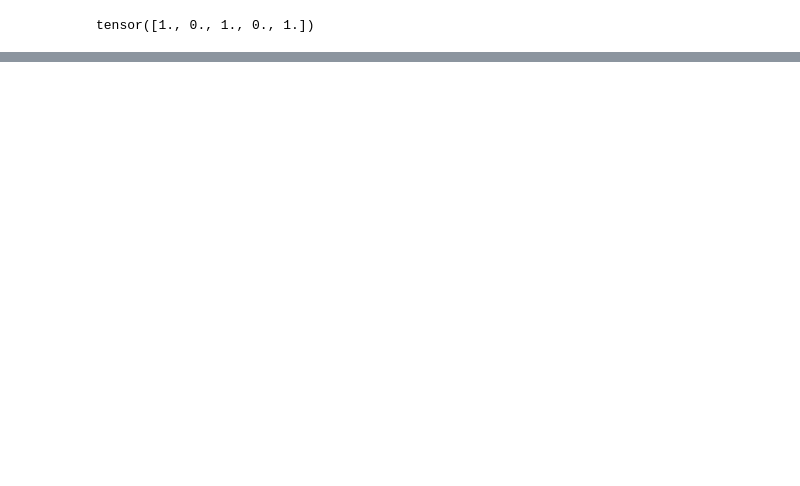
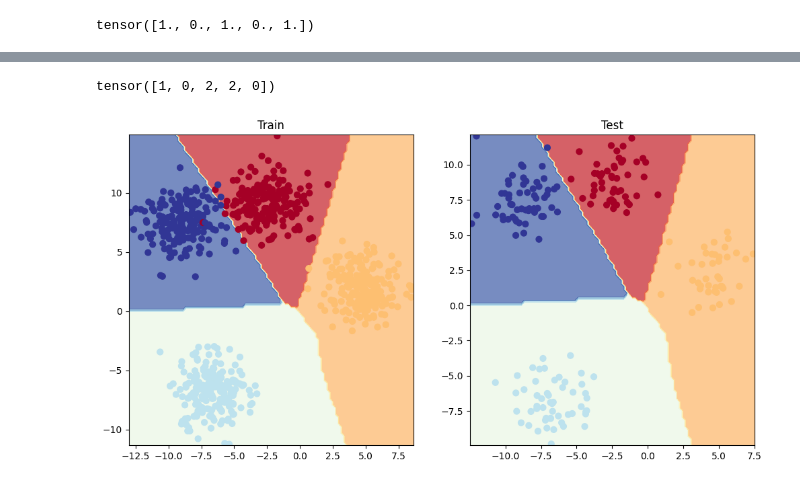
Before and after one commit to zahra-omrani/Deep-Learning, a Jupyter notebook: 02_pytorch_classification_mine.ipynb, the cells around one changed output, grey strips where cells are left out. Cells and saved outputs as stored; diff of their text form; code cells hidden in the pictures; blank space fills up the shorter version.

```diff
--- a/02_pytorch_classification_mine.ipynb
+++ b/02_pytorch_classification_mine.ipynb
@@ -175,0 +283,4 @@ from helper_function import plot_decision_boundary,plot_predictions
+# %%
+optimizer = torch.optim.SGD(model_3.parameters(),
+                            lr=0.1)
+loss_fn = nn.BCEWithLogitsLoss()
@@ -175,0 +415,4 @@ from helper_function import plot_decision_boundary,plot_predictions
+# %%
+loss_fn = nn.CrossEntropyLoss()
+optimizer = torch.optim.SGD(model_4.parameters(),
+                            lr=0.1)
@@ -175,0 +439,26 @@ from helper_function import plot_decision_boundary,plot_predictions
+# %%
+#training loop for multi class clissification
+from torch import argmax
+
+
+torch.manual_seed(42)
+torch.cuda.manual_seed(42)
+epochs = 1000
+
+for epoch in range(epochs):
+    model_4.train()
+    y_logits = model_4(x_blob_train.to(device))
+    y_pred = torch.softmax(y_logits, dim=1).argmax(dim=1)
+    loss = loss_fn(y_logits, y_blob_train.to(device))
+
+    optimizer.zero_grad()
+    loss.backward()
+    optimizer.step()
+    model_4.eval()
+    with torch.inference_mode():
+        test_logits = model_4(x_blob_test.to(device))
+        test_pred = torch.softmax(test_logits, dim=1).argmax(dim=1)
+        test_loss = loss_fn(test_logits, y_blob_test.to(device))
+
+    if epoch % 100 == 0:
+        print(f"Epoch: {epoch} | Loss: {loss:.5f} | Test Loss: {test_loss:.5f}")
@@ -175,0 +476,15 @@ from helper_function import plot_decision_boundary,plot_predictions
+# %%
+y_blob_train[:5]
+# %% [output]
+tensor([1, 0, 2, 2, 0])
+# %%
+#visualize the decision boundary of the model
+plt.figure(figsize=(12, 6))
+plt.subplot(1, 2, 1)
+plt.title("Train")
+plot_decision_boundary(model_4, x_blob_train.cpu(), y_blob_train.cpu())
+plt.subplot(1, 2, 2)
+plt.title("Test")
+plot_decision_boundary(model_4, x_blob_test.cpu(), y_blob_test.cpu())
+# %% [output]
+[figure, added]
```
Also changed, not shown: parts of 17 cells of this notebook.
